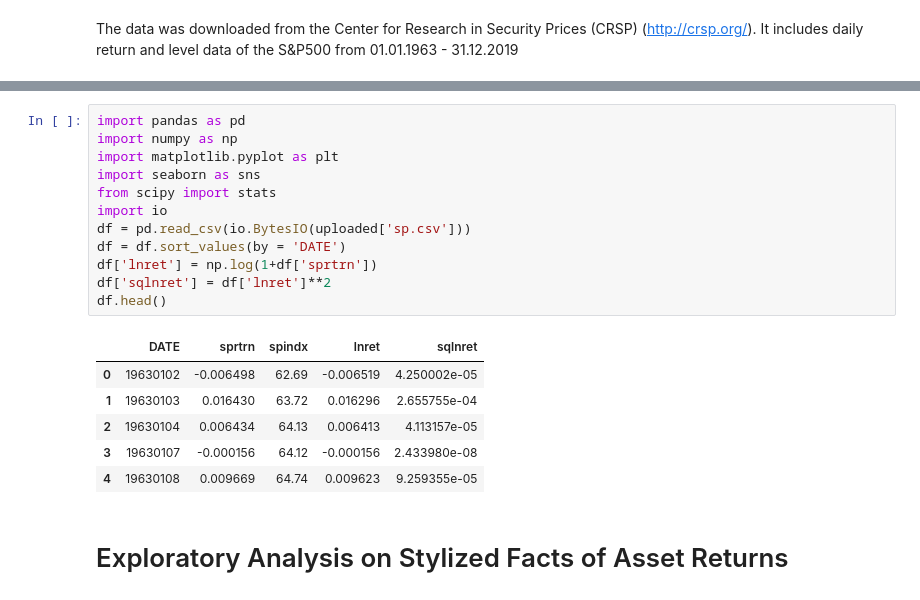
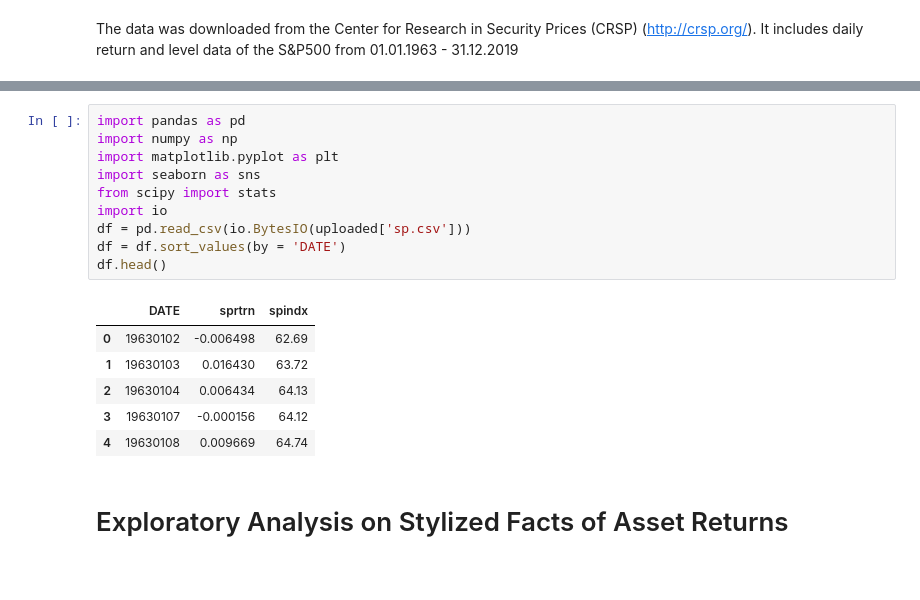
Before and after one commit to 1pierre1/ML-for-Finance, a Jupyter notebook: S&P500Prediction.ipynb, the cells around one changed output, grey strips where cells are left out. Cells and saved outputs as stored; diff of their text form.

```diff
--- a/S&P500Prediction.ipynb
+++ b/S&P500Prediction.ipynb
@@ -17,22 +17,20 @@ Saving sp.csv to sp (7).csv
 # %%
 import pandas as pd
 import numpy as np
 import matplotlib.pyplot as plt
 import seaborn as sns
 from scipy import stats
 import io
 df = pd.read_csv(io.BytesIO(uploaded['sp.csv']))
 df = df.sort_values(by = 'DATE')
-df['lnret'] = np.log(1+df['sprtrn'])
-df['sqlnret'] = df['lnret']**2
 df.head()
 # %% [output]
-|  | DATE | sprtrn | spindx | lnret | sqlnret |
-| 0 | 19630102 | -0.006498 | 62.69 | -0.006519 | 4.250002e-05 |
-| 1 | 19630103 | 0.016430 | 63.72 | 0.016296 | 2.655755e-04 |
-| 2 | 19630104 | 0.006434 | 64.13 | 0.006413 | 4.113157e-05 |
-| 3 | 19630107 | -0.000156 | 64.12 | -0.000156 | 2.433980e-08 |
-| 4 | 19630108 | 0.009669 | 64.74 | 0.009623 | 9.259355e-05 |
+|  | DATE | sprtrn | spindx |
+| 0 | 19630102 | -0.006498 | 62.69 |
+| 1 | 19630103 | 0.016430 | 63.72 |
+| 2 | 19630104 | 0.006434 | 64.13 |
+| 3 | 19630107 | -0.000156 | 64.12 |
+| 4 | 19630108 | 0.009669 | 64.74 |
 # %% [markdown]
 # Exploratory Analysis on Stylized Facts of Asset Returns
 # %% [markdown]
```
Also changed, not shown: parts of 10 cells of this notebook.
